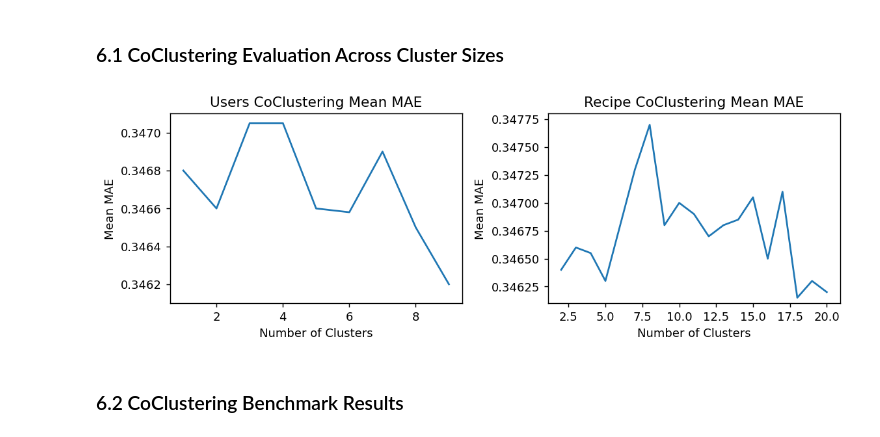
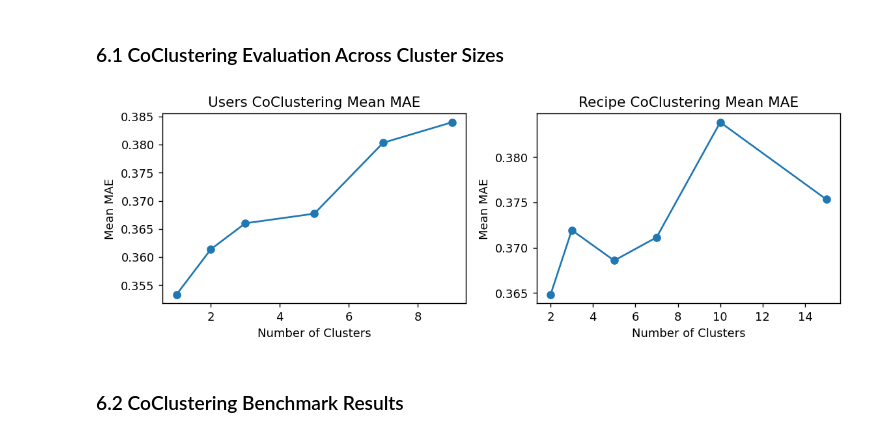
Before and after one commit to vidhyawalke/Recipe-Recommender-System, a Jupyter notebook: Recipe_Recommender.ipynb, the cells around one changed output. Cells and saved outputs as stored; diff of their text form; code cells hidden in the pictures.

```diff
--- a/Recipe_Recommender.ipynb
+++ b/Recipe_Recommender.ipynb
@@ -300,30 +338,37 @@ Best Performing Tuned Models:
 ## 6. Cluster Based Collaborative Filtering
 # %% [markdown]
 ### 6.1 CoClustering Evaluation Across Cluster Sizes
-# %%
-user_clusters = [1, 2, 3, 4, 5, 6, 7, 8, 9]
-user_mae = [0.3468, 0.3466, 0.34705, 0.34705, 0.3466, 0.34658, 0.3469, 0.3465, 0.3462]
-
-rec_clusters = list(range(2, 21))
-rec_mae = [0.3464, 0.3466, 0.34655, 0.3463, 0.3468, 0.3473, 0.3477, 0.3468, 0.3470, 0.3469, 0.3467, 0.3468, 0.34685, 0.34705, 0.3465, 0.3471, 0.34615, 0.3463, 0.3462]
-
-fig, (ax1, ax2) = plt.subplots(1, 2, figsize=(9, 3.2))
-
-ax1.plot(user_clusters, user_mae, color='#1f77b4', linewidth=1.5)
-ax1.set_title('Users CoClustering Mean MAE')
-ax1.set_xlabel('Number of Clusters')
-ax1.set_ylabel('Mean MAE')
-ax1.set_ylim(0.3461, 0.3471)
-
-ax2.plot(rec_clusters, rec_mae, color='#1f77b4', linewidth=1.5)
-ax2.set_title('Recipe CoClustering Mean MAE')
-ax2.set_xlabel('Number of Clusters')
-ax2.set_ylabel('Mean MAE')
-ax2.set_ylim(0.3461, 0.3478)
-
-plt.tight_layout()
-plt.show()
-# %% [output]
-[figure, removed]
+# %%
+from surprise import CoClustering
+
+user_cluster_sizes = [1, 2, 3, 5, 7, 9]
+user_maes = []
+for ku in user_cluster_sizes:
+    cc = CoClustering(n_cltr_u=ku, n_cltr_i=5, n_epochs=10, random_state=42)
+    res = cross_validate(cc, rateData, measures=['MAE'], cv=2, verbose=False)
+    user_maes.append(np.mean(res['test_mae']))
+
+rec_cluster_sizes = [2, 3, 5, 7, 10, 15]
+rec_maes = []
+for ki in rec_cluster_sizes:
+    cc = CoClustering(n_cltr_u=5, n_cltr_i=ki, n_epochs=10, random_state=42)
+    res = cross_validate(cc, rateData, measures=['MAE'], cv=2, verbose=False)
+    rec_maes.append(np.mean(res['test_mae']))
+
+fig, (ax1, ax2) = plt.subplots(1, 2, figsize=(9, 3.2))
+ax1.plot(user_cluster_sizes, user_maes, marker='o', color='#1f77b4')
+ax1.set_title('Users CoClustering Mean MAE')
+ax1.set_xlabel('Number of Clusters')
+ax1.set_ylabel('Mean MAE')
+
+ax2.plot(rec_cluster_sizes, rec_maes, marker='o', color='#1f77b4')
+ax2.set_title('Recipe CoClustering Mean MAE')
+ax2.set_xlabel('Number of Clusters')
+ax2.set_ylabel('Mean MAE')
+
+plt.tight_layout()
+plt.show()
+# %% [output]
+[figure, added]
 # %% [markdown]
 ### 6.2 CoClustering Benchmark Results
```
Also changed, not shown: parts of 28 cells of this notebook.
